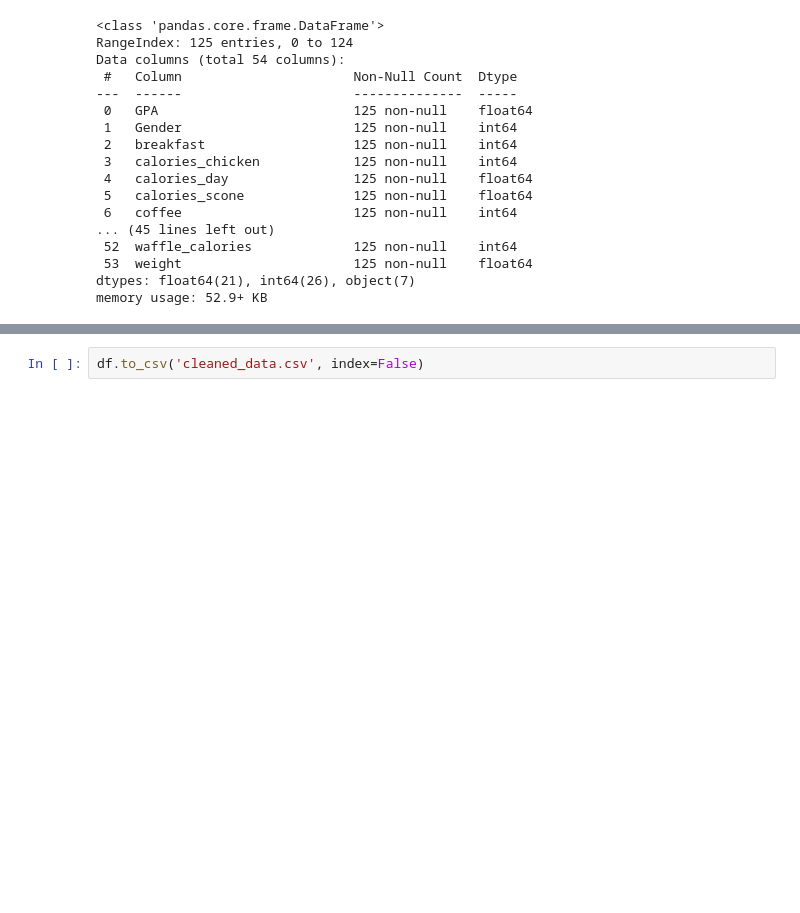
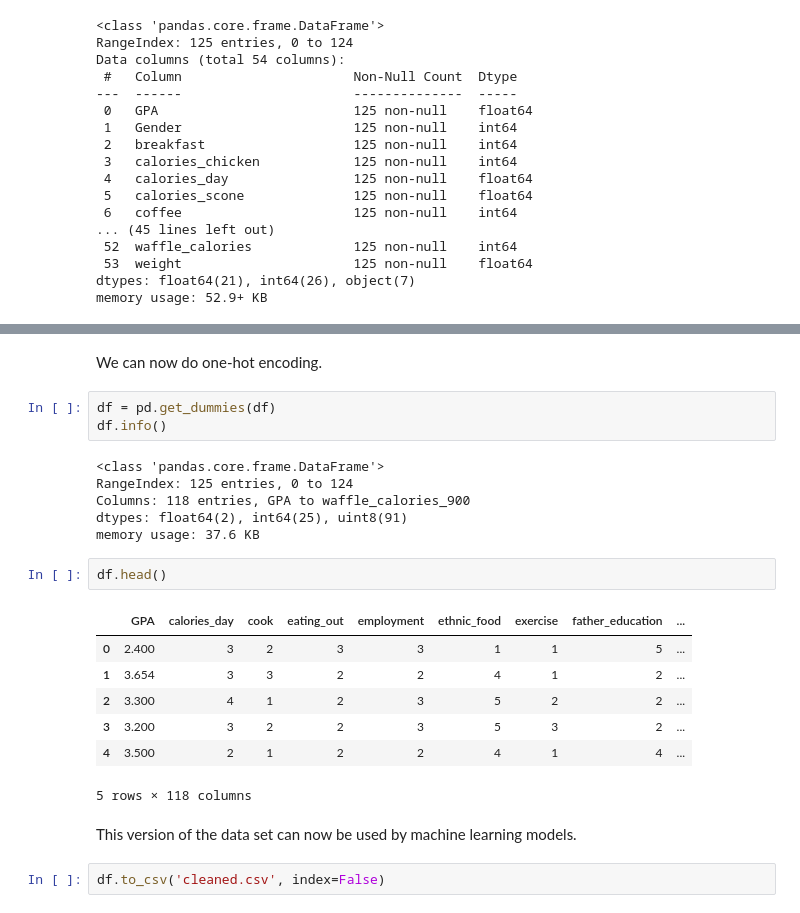
Before and after one commit to NeilQue/csci113_lab2_preprocessing, a Jupyter notebook: Data_Preprocessing.ipynb, the cells around one changed output, grey strips where cells are left out. Saved outputs shown, nothing was run; the diff lists cells and outputs as text; blank space fills up the shorter version.

Commit message:
finished one-hot encoding

```diff
--- a/Data_Preprocessing.ipynb
+++ b/Data_Preprocessing.ipynb
@@ -270,2 +620,25 @@ The remaining columns with `NaN`s are the answers to open-ended questions.
+# %% [markdown]
+We can now do one-hot encoding.
+# %%
+df = pd.get_dummies(df)
+df.info()
+# %% [output]
+<class 'pandas.core.frame.DataFrame'>
+RangeIndex: 125 entries, 0 to 124
+Columns: 118 entries, GPA to waffle_calories_900
+dtypes: float64(2), int64(25), uint8(91)
+memory usage: 37.6 KB
+# %%
+df.head()
+# %% [output]
+|  | GPA | calories_day | cook | eating_out | employment | ethnic_food | exercise | father_education | ... |
+| 0 | 2.400 | 3 | 2 | 3 | 3 | 1 | 1 | 5 | ... |
+| 1 | 3.654 | 3 | 3 | 2 | 2 | 4 | 1 | 2 | ... |
+| 2 | 3.300 | 4 | 1 | 2 | 3 | 5 | 2 | 2 | ... |
+| 3 | 3.200 | 3 | 2 | 2 | 3 | 5 | 3 | 2 | ... |
+| 4 | 3.500 | 2 | 1 | 2 | 2 | 4 | 1 | 4 | ... |
+5 rows × 118 columns
+# %% [markdown]
+This version of the data set can now be used by machine learning models.
 # %%
-df.to_csv('cleaned_data.csv', index=False)
+df.to_csv('cleaned.csv', index=False)
```
Also changed, not shown: parts of 15 cells of this notebook, 2 other files.
